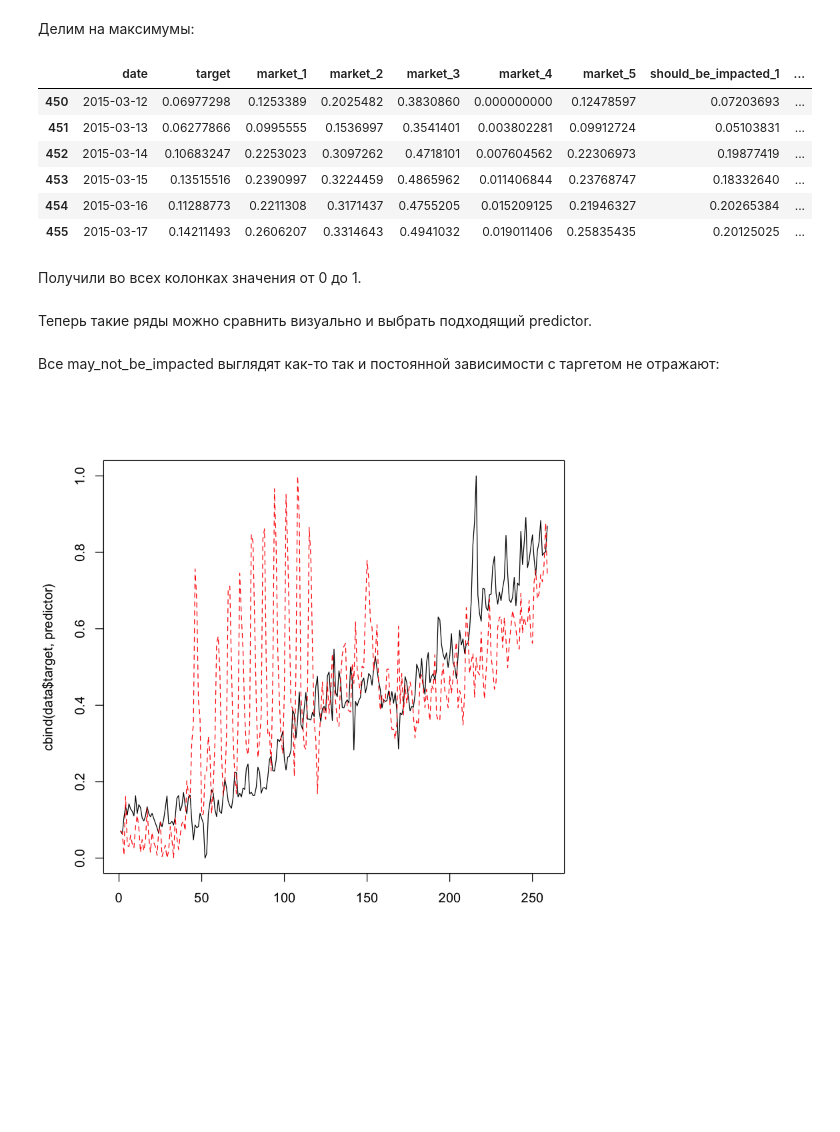
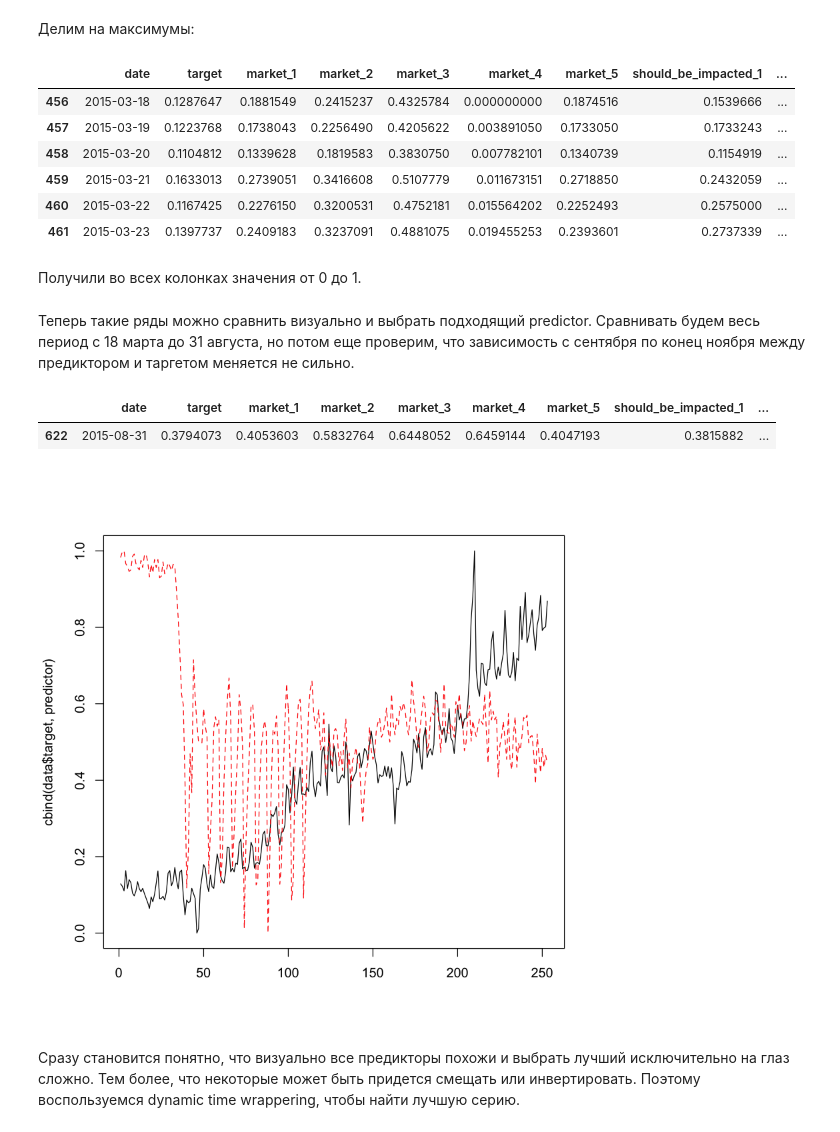
Before and after one commit to avgaydashenko/practical-analytics-hw, a Jupyter notebook: hw2/part2.ipynb, the cells around one changed output. Cells and saved outputs as stored; diff of their text form; code cells hidden in the pictures; blank space fills up the shorter version.

```diff
--- a/hw2/part2.ipynb
+++ b/hw2/part2.ipynb
@@ -81,0 +79,2 @@ intervention <- intervention[2:nrow(intervention), ]
+# %%
+data <- data[456:nrow(data), ]
@@ -90,2 +96,0 @@ matplot(data$target, type = "l")
-# %%
-data <- data[450:nrow(data), ]
@@ -131,20 +120,25 @@ data[2:ncol(data)] <- data_wo_date / matrix(col_maxs, nrow = nrow(data), ncol =
 head(data)
 # %% [output]
 |  | date | target | market_1 | market_2 | market_3 | market_4 | market_5 | should_be_impacted_1 | ... |
-| 450 | 2015-03-12 | 0.06977298 | 0.1253389 | 0.2025482 | 0.3830860 | 0.000000000 | 0.12478597 | 0.07203693 | ... |
-| 451 | 2015-03-13 | 0.06277866 | 0.0995555 | 0.1536997 | 0.3541401 | 0.003802281 | 0.09912724 | 0.05103831 | ... |
-| 452 | 2015-03-14 | 0.10683247 | 0.2253023 | 0.3097262 | 0.4718101 | 0.007604562 | 0.22306973 | 0.19877419 | ... |
-| 453 | 2015-03-15 | 0.13515516 | 0.2390997 | 0.3224459 | 0.4865962 | 0.011406844 | 0.23768747 | 0.18332640 | ... |
-| 454 | 2015-03-16 | 0.11288773 | 0.2211308 | 0.3171437 | 0.4755205 | 0.015209125 | 0.21946327 | 0.20265384 | ... |
-| 455 | 2015-03-17 | 0.14211493 | 0.2606207 | 0.3314643 | 0.4941032 | 0.019011406 | 0.25835435 | 0.20125025 | ... |
+| 456 | 2015-03-18 | 0.1287647 | 0.1881549 | 0.2415237 | 0.4325784 | 0.000000000 | 0.1874516 | 0.1539666 | ... |
+| 457 | 2015-03-19 | 0.1223768 | 0.1738043 | 0.2256490 | 0.4205622 | 0.003891050 | 0.1733050 | 0.1733243 | ... |
+| 458 | 2015-03-20 | 0.1104812 | 0.1339628 | 0.1819583 | 0.3830750 | 0.007782101 | 0.1340739 | 0.1154919 | ... |
+| 459 | 2015-03-21 | 0.1633013 | 0.2739051 | 0.3416608 | 0.5107779 | 0.011673151 | 0.2718850 | 0.2432059 | ... |
+| 460 | 2015-03-22 | 0.1167425 | 0.2276150 | 0.3200531 | 0.4752181 | 0.015564202 | 0.2252493 | 0.2575000 | ... |
+| 461 | 2015-03-23 | 0.1397737 | 0.2409183 | 0.3237091 | 0.4881075 | 0.019455253 | 0.2393601 | 0.2737339 | ... |
 # %% [markdown]
 Получили во всех колонках значения от 0 до 1.
-# %% [markdown]
-Теперь такие ряды можно сравнить визуально и выбрать подходящий predictor.
-# %% [markdown]
-Все may_not_be_impacted выглядят как-то так и постоянной зависимости с таргетом не отражают:
+# %% [markdown]
+Теперь такие ряды можно сравнить визуально и выбрать подходящий predictor. Сравнивать будем весь период с 18 марта до 31 августа, но потом еще проверим, что зависимость с сентября по конец ноября между предиктором и таргетом меняется не сильно.
+# %%
+data[164, ]
+# %% [output]
+|  | date | target | market_1 | market_2 | market_3 | market_4 | market_5 | should_be_impacted_1 | ... |
+| 622 | 2015-08-31 | 0.3794073 | 0.4053603 | 0.5832764 | 0.6448052 | 0.6459144 | 0.4047193 | 0.3815882 | ... |
 # %%
-predictor <- data$may_be_not_impacted_12
+predictor <- -data$may_be_not_impacted_2 + 1
 matplot(cbind(data$target, predictor), type = "l")
 # %% [output]
-[figure, old version]
+[figure, new version]
+# %% [markdown]
+Сразу становится понятно, что визуально все предикторы похожи и выбрать лучший исключительно на глаз сложно. Тем более, что некоторые может быть придется смещать или инвертировать. Поэтому воспользуемся dynamic time wrappering, чтобы найти лучшую серию.
```
Also changed, not shown: parts of 22 cells of this notebook.
